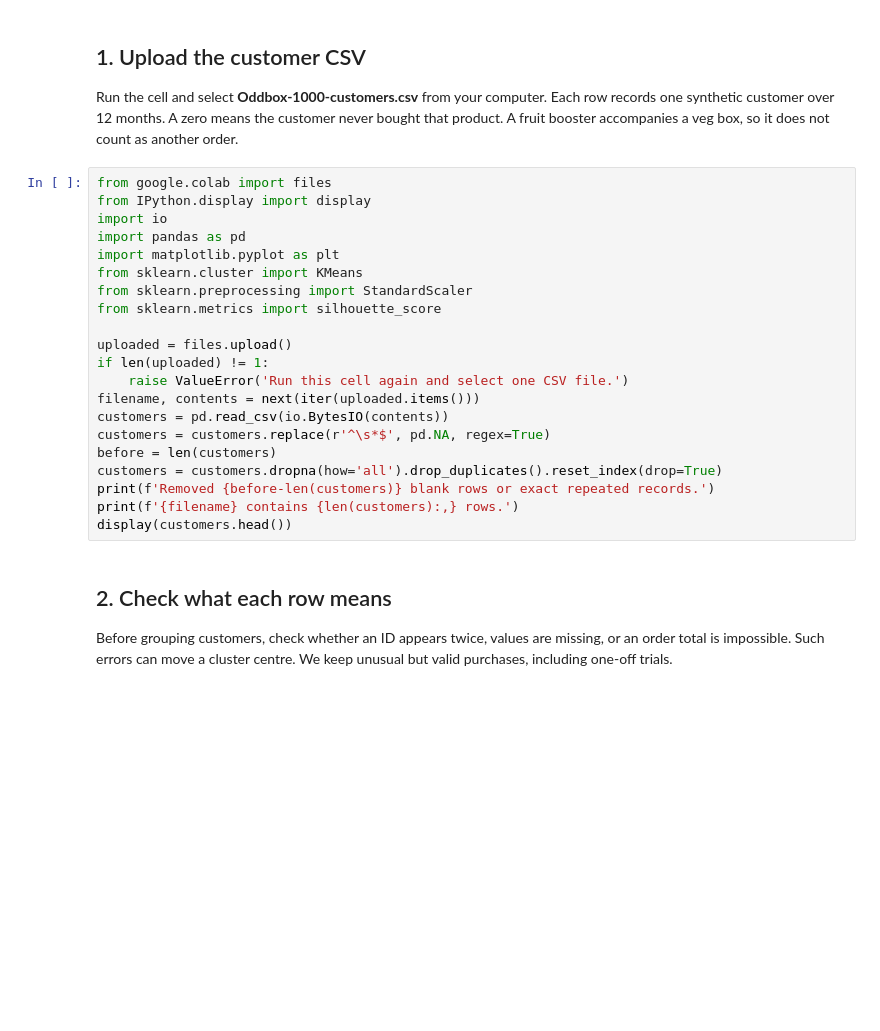
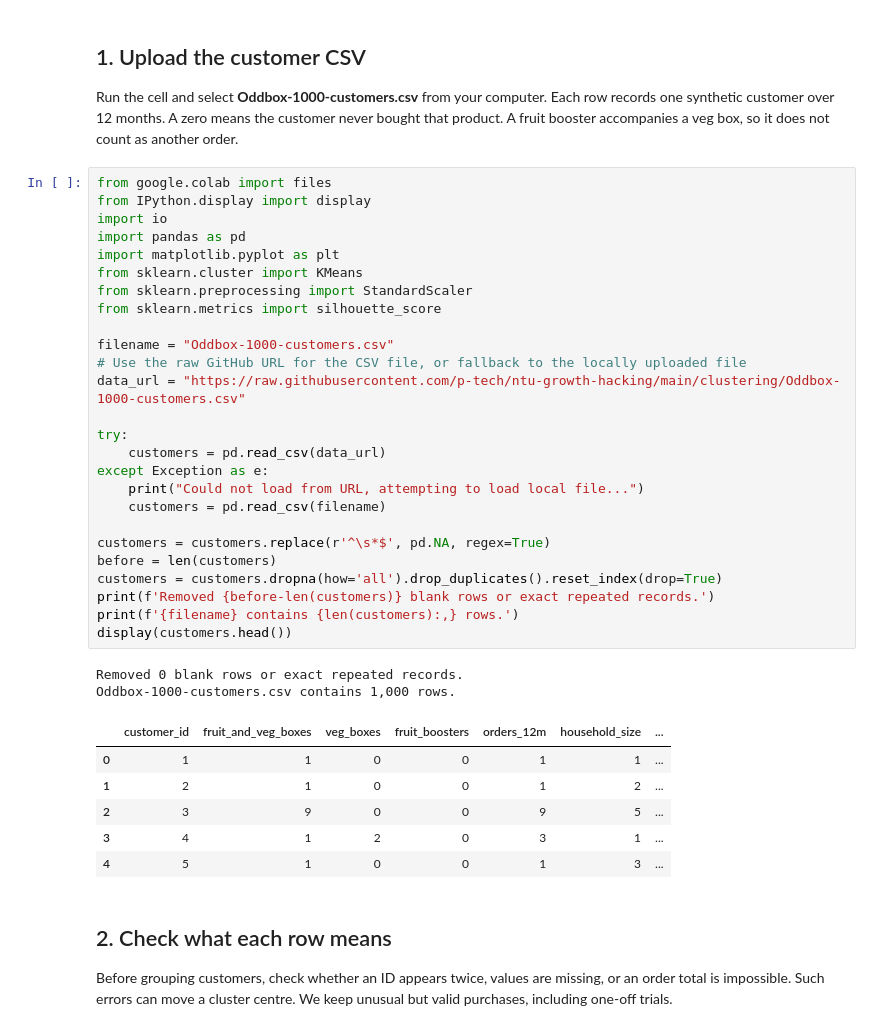
Before and after one commit to p-tech/ntu-growth-hacking, a Jupyter notebook: clustering/Notebook_7_Oddbox_Customer_Segmentation.ipynb, the cells around one changed output. Drawn from its saved outputs; the diff is of its cells as text; blank space fills up the shorter version.

```diff
--- a/clustering/Notebook_7_Oddbox_Customer_Segmentation.ipynb
+++ b/clustering/Notebook_7_Oddbox_Customer_Segmentation.ipynb
@@ -15,24 +15,38 @@ Run the cell and select **Oddbox-1000-customers.csv** from your computer. Each r
 # %%
 from google.colab import files
 from IPython.display import display
 import io
 import pandas as pd
 import matplotlib.pyplot as plt
 from sklearn.cluster import KMeans
 from sklearn.preprocessing import StandardScaler
 from sklearn.metrics import silhouette_score
 
-uploaded = files.upload()
-if len(uploaded) != 1:
-    raise ValueError('Run this cell again and select one CSV file.')
-filename, contents = next(iter(uploaded.items()))
-customers = pd.read_csv(io.BytesIO(contents))
+filename = "Oddbox-1000-customers.csv"
+# Use the raw GitHub URL for the CSV file, or fallback to the locally uploaded file
+data_url = "https://raw.githubusercontent.com/p-tech/ntu-growth-hacking/main/clustering/Oddbox-1000-customers.csv"
+
+try:
+    customers = pd.read_csv(data_url)
+except Exception as e:
+    print("Could not load from URL, attempting to load local file...")
+    customers = pd.read_csv(filename)
+
 customers = customers.replace(r'^\s*$', pd.NA, regex=True)
 before = len(customers)
 customers = customers.dropna(how='all').drop_duplicates().reset_index(drop=True)
 print(f'Removed {before-len(customers)} blank rows or exact repeated records.')
 print(f'{filename} contains {len(customers):,} rows.')
 display(customers.head())
+# %% [output]
+Removed 0 blank rows or exact repeated records.
+Oddbox-1000-customers.csv contains 1,000 rows.
+|  | customer_id | fruit_and_veg_boxes | veg_boxes | fruit_boosters | orders_12m | household_size | ... |
+| 0 | 1 | 1 | 0 | 0 | 1 | 1 | ... |
+| 1 | 2 | 1 | 0 | 0 | 1 | 2 | ... |
+| 2 | 3 | 9 | 0 | 0 | 9 | 5 | ... |
+| 3 | 4 | 1 | 2 | 0 | 3 | 1 | ... |
+| 4 | 5 | 1 | 0 | 0 | 1 | 3 | ... |
 # %% [markdown]
 ## 2. Check what each row means
 Before grouping customers, check whether an ID appears twice, values are missing, or an order total is impossible. Such errors can move a cluster centre. We keep unusual but valid purchases, including one-off trials.
```
